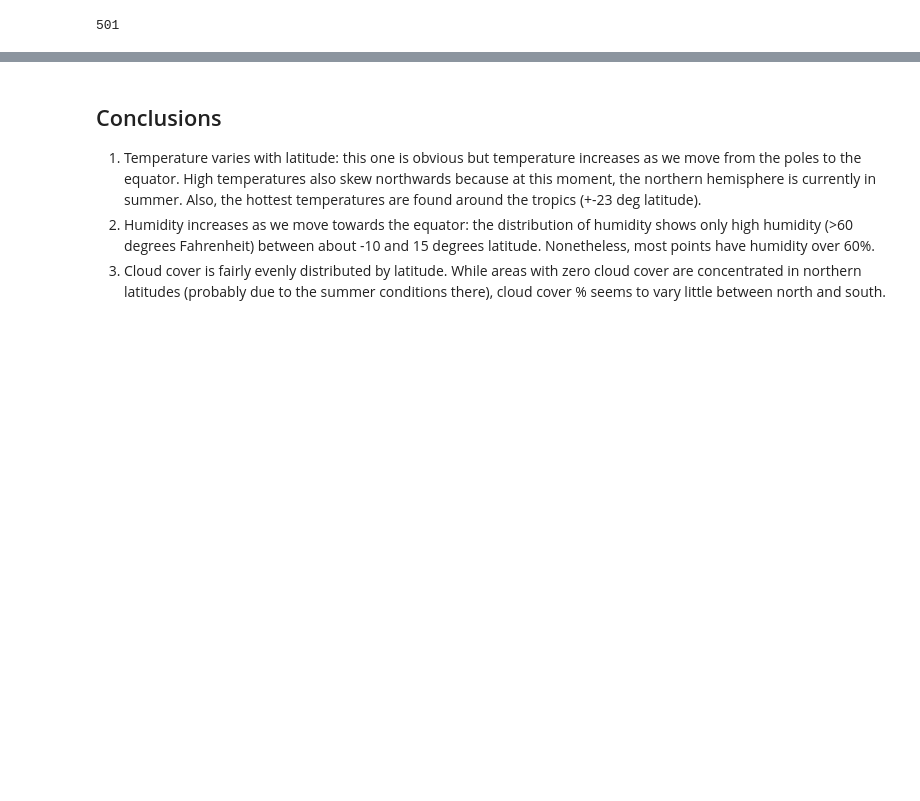
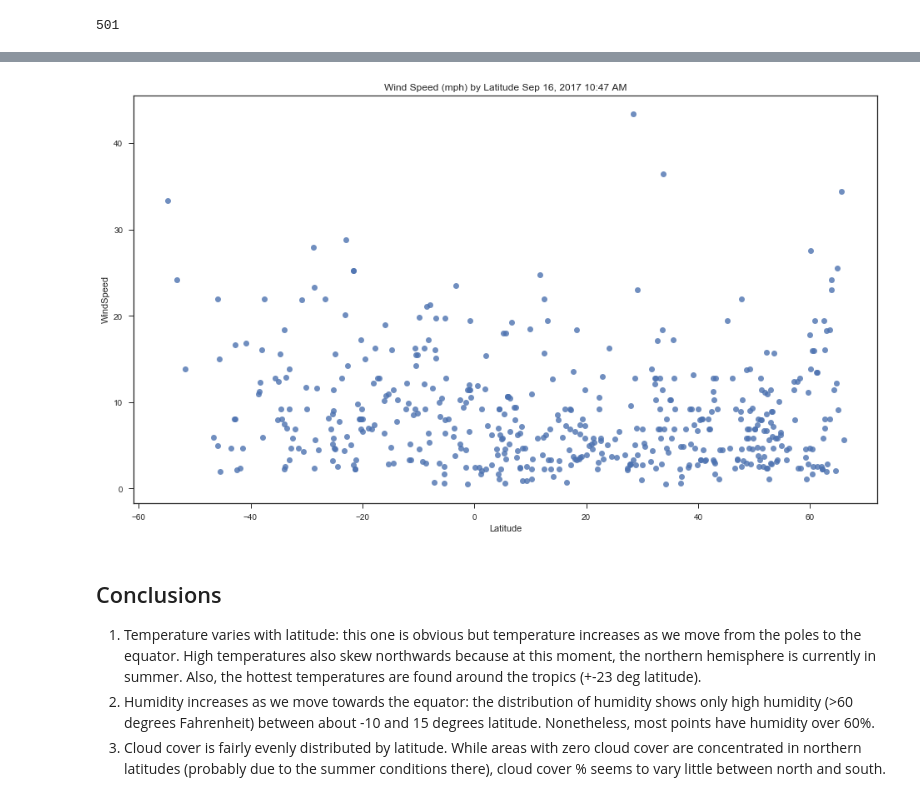
Before and after one commit to Jkremr/Temp-lat-lng-analysis, a Jupyter notebook: weather_analysis.ipynb, the cells around one changed output, grey strips where cells are left out. Cells and saved outputs as stored; diff of their text form; code cells hidden in the pictures; blank space fills up the shorter version.

```diff
--- a/weather_analysis.ipynb
+++ b/weather_analysis.ipynb
@@ -190,3 +191,12 @@ plt.show()
+# %%
+sns.set_style('ticks')
+fig, ax = plt.subplots()
+fig.set_size_inches(16, 9)
+p = sns.regplot(x="Latitude", y="WindSpeed", data=cities, fit_reg=False).set_title("Wind Speed (mph) by Latitude %s" % analysistimename)
+# plt.savefig('cloud_cover_by_lat.png')
+plt.show()
+# %% [output]
+[figure, added]
 # %% [markdown]
 ## Conclusions
 
```
Also changed, not shown: parts of 8 cells of this notebook.
